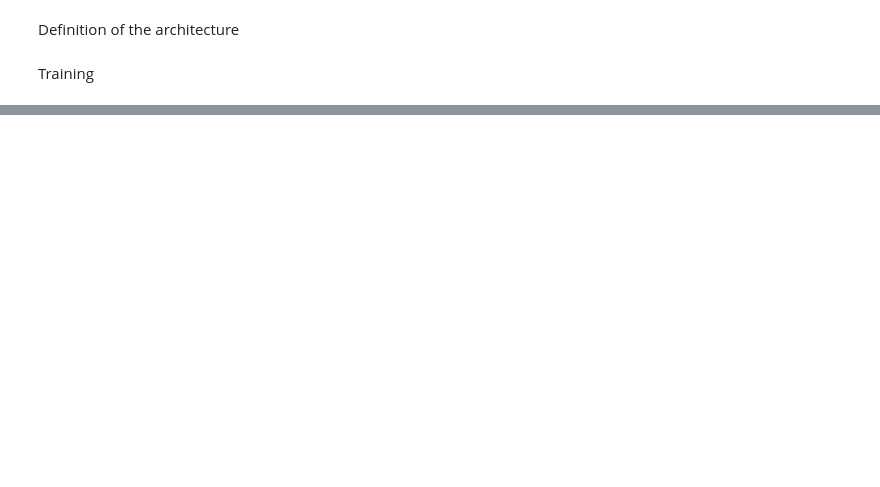
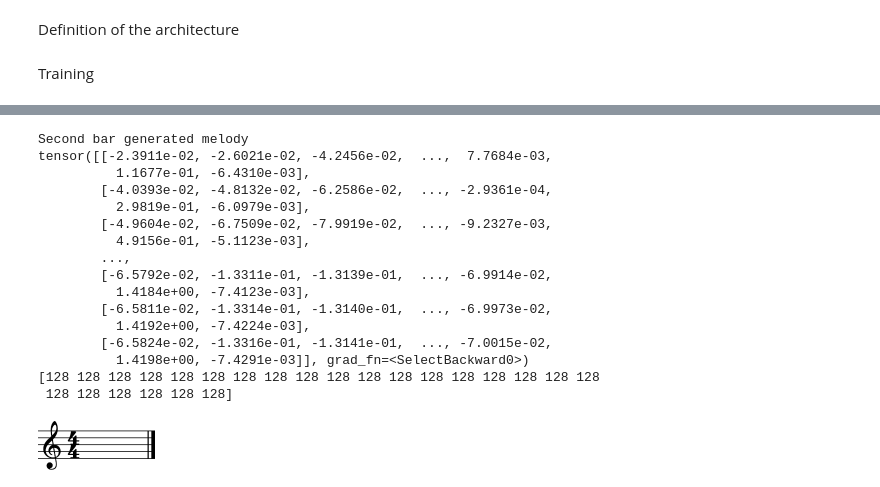
Before and after one commit to CrisJorda/melodic-contour-generation-based-on-sketches, a Jupyter notebook: test_notebooks/exp1_model.ipynb, the cells around one changed output, grey strips where cells are left out. Saved outputs shown, nothing was run; the diff lists cells and outputs as text; code cells hidden in the pictures; blank space fills up the shorter version.

```diff
--- a/test_notebooks/exp1_model.ipynb
+++ b/test_notebooks/exp1_model.ipynb
@@ -640,7 +618,7 @@ class VariationalAutoencoder(nn.Module):
         tmidi = self.decoder_midi(trp, zc)
         vchroma = self.decoder_chroma(zc)
 
-        return trp, tmidi, vchroma, zrp_mu, zrp_logvar, zc_mu, zc_logvar
+        return tmidi, trp, vchroma, zrp_mu, zrp_logvar, zc_mu, zc_logvar
 # %% [markdown]
 Training
 # %%
@@ -912,0 +905,2 @@ loss_types = {"ce_loss_trp", "ce_loss_tmidi", "bce_loss_chroma", "kl_loss"}
+# %%
+checkpoint_path = 'C:/Users/cristinj/OneDrive - Universitetet i Oslo/Documents/Project1/melodic-contour-generation-based-on-sketches/exp1_model.pth'
@@ -912,0 +914,6 @@ loss_types = {"ce_loss_trp", "ce_loss_tmidi", "bce_loss_chroma", "kl_loss"}
+# %%
+checkpoint = torch.load(checkpoint_path, map_location = torch.device('cpu'))
+
+model = VariationalAutoencoder(hparams['channels'], hparams['latent_dim'], hparams['vocab_size'], hparams['seq_len'], hparams['frp_len'], hparams['n_layers_encoder'], hparams['embedding_dim'], hparams['n_layers_gru'], hparams['hidden_dim_gru'], hparams['vocab_size_Trp'], hparams['chroma_dim'])
+model.load_state_dict(checkpoint)
+print('Model loaded')
@@ -912,0 +1007,47 @@ loss_types = {"ce_loss_trp", "ce_loss_tmidi", "bce_loss_chroma", "kl_loss"}
+# %%
+# Show test scores
+bar1_pitches, bar2_pitches, frp, midi_path = next(iter(test_dataloader)) # 1 batch
+
+model.eval()
+model.to(device)
+# Use FRP (pitch curve) and bar1_pitch (context) as inputs
+x_curve = frp.float().unsqueeze(1).to(device)
+x_context = bar1_pitches.int().unsqueeze(1).to(device)
+# Apply model
+tmidi_pred, _, _, _, _, _, _ = model(x_curve, x_context)
+
+num_samples = 1
+
+for i in range(num_samples):
+    print("First bar melody")
+    first_bar_score = converter.parse(str(midi_path[i])).measure(1)
+    first_bar_score.show()
+
+    print("Second bar original melody")
+    second_bar_score = converter.parse(str(midi_path[i])).measure(2)
+    second_bar_score.show()
+
+    print("Second bar generated melody")
+    print(tmidi_pred[i])
+    pitch = tmidi_pred[i].argmax(dim=-1).cpu().numpy()
+    #print(pitch)
+    generated_score = tmidi_to_score(pitch, hparams['seq_len'])
+    generated_score.show()
+# %% [output]
+Second bar generated melody
+tensor([[-2.3911e-02, -2.6021e-02, -4.2456e-02,  ...,  7.7684e-03,
+          1.1677e-01, -6.4310e-03],
+        [-4.0393e-02, -4.8132e-02, -6.2586e-02,  ..., -2.9361e-04,
+          2.9819e-01, -6.0979e-03],
+        [-4.9604e-02, -6.7509e-02, -7.9919e-02,  ..., -9.2327e-03,
+          4.9156e-01, -5.1123e-03],
+        ...,
+        [-6.5792e-02, -1.3311e-01, -1.3139e-01,  ..., -6.9914e-02,
+          1.4184e+00, -7.4123e-03],
+        [-6.5811e-02, -1.3314e-01, -1.3140e-01,  ..., -6.9973e-02,
+          1.4192e+00, -7.4224e-03],
+        [-6.5824e-02, -1.3316e-01, -1.3141e-01,  ..., -7.0015e-02,
+          1.4198e+00, -7.4291e-03]], grad_fn=<SelectBackward0>)
+[128 128 128 128 128 128 128 128 128 128 128 128 128 128 128 128 128 128
+ 128 128 128 128 128 128]
+[figure, added]
```
Also changed, not shown: parts of 17 cells of this notebook, 1 other file.
